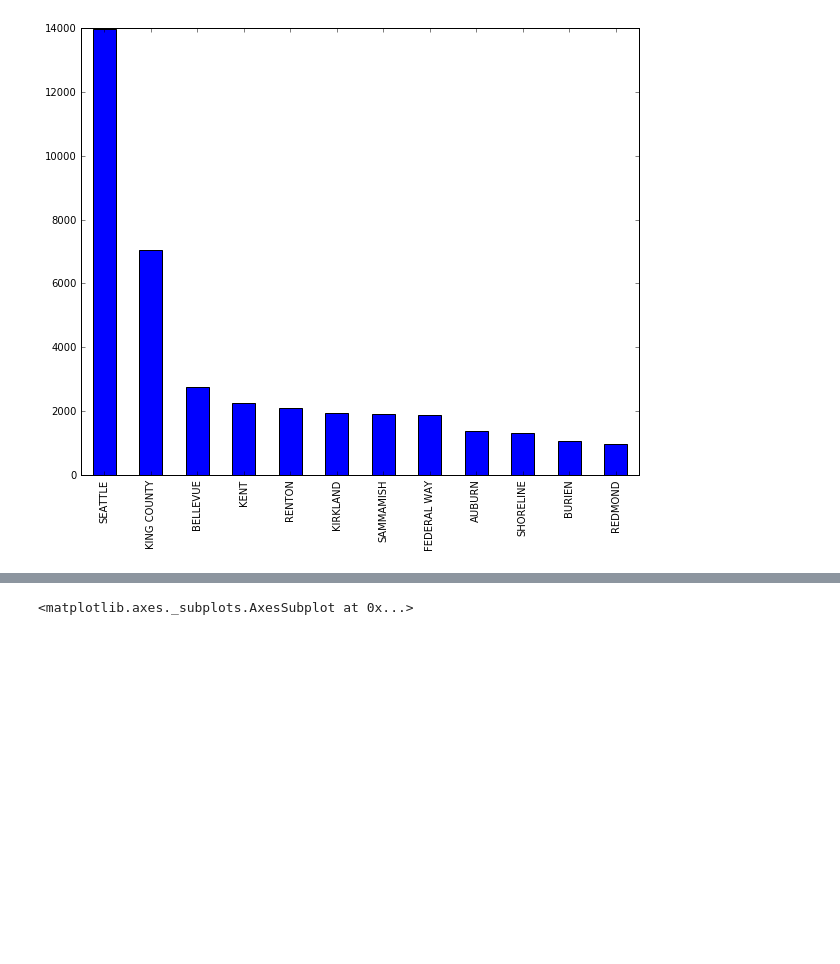
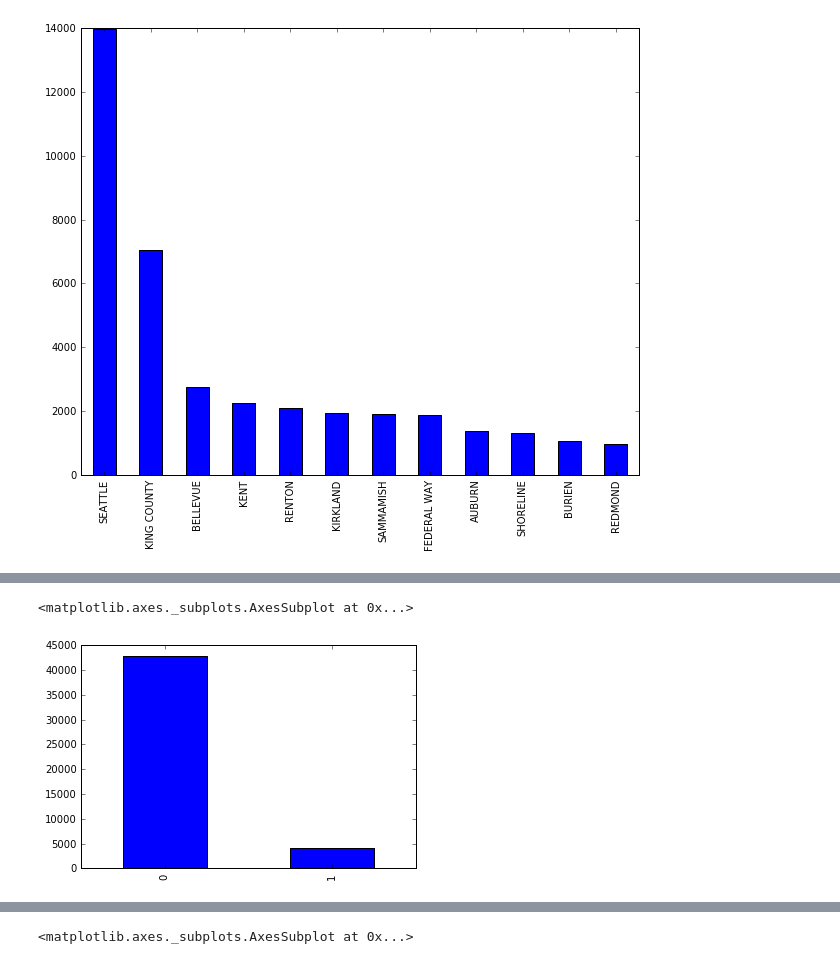
Before and after one commit to gavin-peterkin/king_county_property, a Jupyter notebook: notebooks/exploratory_analysis.ipynb, the cells around one changed output, grey strips where cells are left out. Saved outputs shown, nothing was run; the diff lists cells and outputs as text; code cells hidden in the pictures; blank space fills up the shorter version.

```diff
--- a/notebooks/exploratory_analysis.ipynb
+++ b/notebooks/exploratory_analysis.ipynb
@@ -66,0 +132,7 @@ parcel.loc[parcel.SqFtTotLiving < 5000, 'SqFtTotLiving'].plot(kind='hist', bins=
+# %%
+# This indicates whether the property is on a relatively steep gradient. Most are not.
+
+parcel.Topography.value_counts().plot(kind='bar')
+# %% [output]
+<matplotlib.axes._subplots.AxesSubplot at 0x...>
+[figure, added]
```
Also changed, not shown: parts of 20 cells of this notebook, 3 other files.
